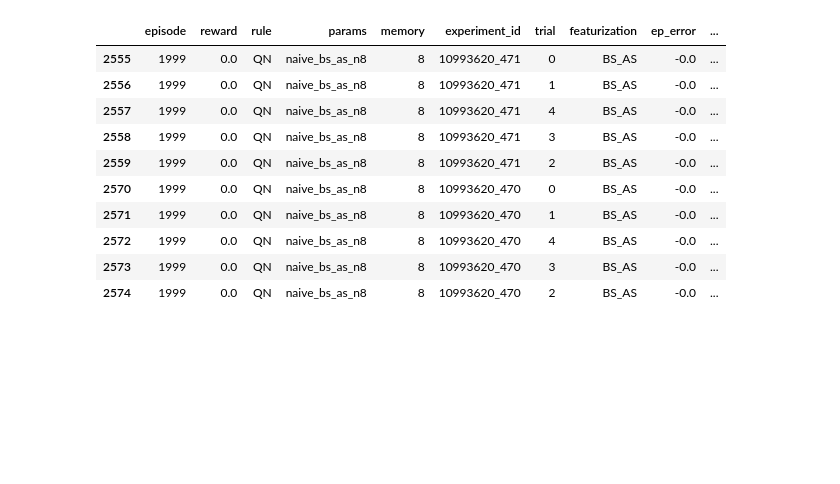
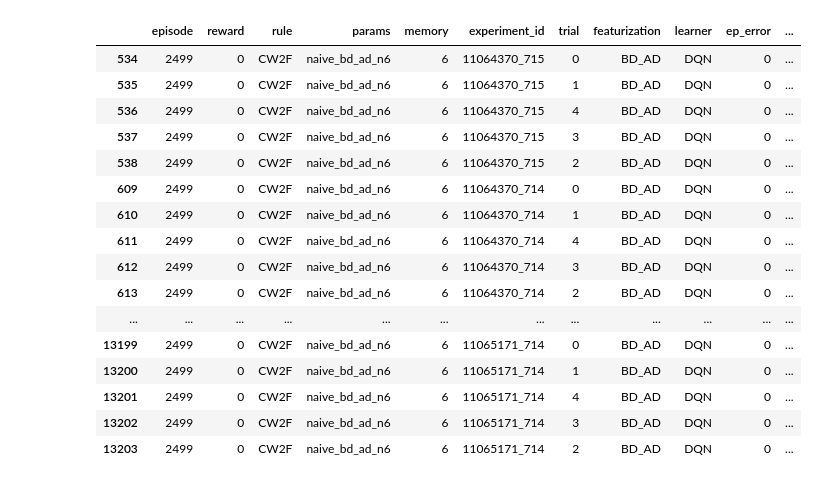
Before and after one commit to epulick/gohr, a Jupyter notebook: misc/neurips_ml_processing.ipynb, the cells around one changed output. Drawn from its saved outputs; the diff is of its cells as text; code cells hidden in the pictures; blank space fills up the shorter version.

```diff
--- a/misc/neurips_ml_processing.ipynb
+++ b/misc/neurips_ml_processing.ipynb
@@ -20,27 +20,35 @@ class SafeLoaderIgnoreUnknown(yaml.SafeLoader):
 SafeLoaderIgnoreUnknown.add_constructor(None, SafeLoaderIgnoreUnknown.ignore_unknown)
 
 # Location of rule runs
-#rule_runs_path = "/Users/eric/repos/gohr/active/outputs/neurips_2023/dqn_500_500/"
-rule_runs_path = "/Users/eric/repos/gohr/active/outputs/500_test/"
+rule_runs_path = "/Users/eric/repos/gohr/active/outputs/neurips_2023/long_final_runs/"
+#rule_runs_path = "/Users/eric/repos/gohr/active/outputs/500_test/"
 cluster_runs = [name for name in os.listdir(rule_runs_path) if name!=".DS_Store"]
-runs_to_analyze = ["naive_bd_ad_n2","naive_bd_ad_n4","naive_bd_ad_n6","naive_bd_ad_n8",
-                   "naive_bs_ad_n2","naive_bs_ad_n4","naive_bs_ad_n6","naive_bs_ad_n8",
-                   "naive_bd_as_n2","naive_bd_as_n4","naive_bd_as_n6","naive_bd_as_n8",
-                   "naive_bda_as_n2","naive_bda_as_n4","naive_bda_as_n6","naive_bda_as_n8",
-                   "naive_bs_as_n2","naive_bs_as_n4","naive_bs_as_n6","naive_bs_as_n8",
-                   "naive_bsd_asd_n2","naive_bsd_asd_n4","naive_bsd_asd_n6","naive_bsd_asd_n8"]
+# runs_to_analyze = ["naive_bd_ad_n2","naive_bd_ad_n4","naive_bd_ad_n6","naive_bd_ad_n8",
+#                    "naive_bs_ad_n2","naive_bs_ad_n4","naive_bs_ad_n6","naive_bs_ad_n8",
+#                    "naive_bd_as_n2","naive_bd_as_n4","naive_bd_as_n6","naive_bd_as_n8",
+#                    "naive_bda_as_n2","naive_bda_as_n4","naive_bda_as_n6","naive_bda_as_n8",
+#                    "naive_bs_as_n2","naive_bs_as_n4","naive_bs_as_n6","naive_bs_as_n8",
+#                    "naive_bsd_asd_n2","naive_bsd_asd_n4","naive_bsd_asd_n6","naive_bsd_asd_n8"]
+runs_to_analyze=["naive_bd_ad_n6","naive_bd_ad_n8"]
 
 # Create lists that will hold dataframes for concatenation
 episode_df_list = []
 terminal_results_list = []
 placeholder_value = np.nan
+# DQN
+#delta_horizon=150
+# REINFORCE
 delta_horizon=150
 # Loop over the specified rule runs
 for cluster_run in cluster_runs:
     cluster_run_path = rule_runs_path+cluster_run+"/"
     for run in runs_to_analyze:
+        available_runs = [name for name in os.listdir(cluster_run_path) if name!=".DS_Store"]
+        if run not in available_runs:
+            continue
         # Form complete run path
         run_path = cluster_run_path+run
+
         # Get the experiments for that run (each one is a set of trials for a particular rule)
         experiments = [name for name in os.listdir(run_path) if name!=".DS_Store"]
 
@@ -66,6 +74,7 @@ for cluster_run in cluster_runs:
                 with open(yaml_path, 'r') as param_file:
                     args = yaml.load(param_file, Loader=SafeLoaderIgnoreUnknown)
                     featurization =args["FEATURIZATION"]
+                    learner = args["LEARNER"]
                 # Import episodic data and process relevant columns
                 episodic_data_path = os.path.join(trial_path,"episode_data.csv")
                 trial_results = pd.read_csv(episodic_data_path)
@@ -78,6 +87,7 @@ for cluster_run in cluster_runs:
                 trial_results["experiment_id"]=cluster_id
                 trial_results["trial"]=trial
                 trial_results["featurization"]=featurization
+                trial_results["learner"]=learner
                 trial_results["ep_error"]=-1*trial_results["reward"]
                 trial_results["cumulative_error"] = trial_results.ep_error.cumsum()
                 #if trial_results.episode.max()!=1999:
@@ -86,7 +96,10 @@ for cluster_run in cluster_runs:
                 delta_horizon_err_val = trial_results.cumulative_error.iloc[-delta_horizon]
                 delta = trial_results.cumulative_error.iloc[-1]-trial_results.cumulative_error.iloc[-delta_horizon]
                 #trial_results["100_ep_delta"]=delta
-                converged = (delta/(delta_horizon*9+delta))<0.001
+
+                # DQN
+                #converged = (delta/(delta_horizon*9+delta))<0.001
+                converged = (delta/(delta_horizon*9+delta))<0.003
                 #trial_results["converged"]=converged
                 term_entry = trial_results.iloc[-1].to_frame().transpose()
                 tce = term_entry.cumulative_error
@@ -209,14 +254,20 @@ plt.savefig(plot_dir+'dqn_500_500_ml_6_ways.pdf',bbox_inches='tight',facecolor='
 # %%
-display(terminal_results_df.query("memory==8 & featurization=='BS_AS' & rule=='QN'"))
+display(terminal_results_df.query("memory==6 & featurization=='BD_AD' & rule=='CW2F'"))
 # %% [output]
-|  | episode | reward | rule | params | memory | experiment_id | trial | featurization | ep_error | ... |
-| 2555 | 1999 | 0.0 | QN | naive_bs_as_n8 | 8 | 10993620_471 | 0 | BS_AS | -0.0 | ... |
-| 2556 | 1999 | 0.0 | QN | naive_bs_as_n8 | 8 | 10993620_471 | 1 | BS_AS | -0.0 | ... |
-| 2557 | 1999 | 0.0 | QN | naive_bs_as_n8 | 8 | 10993620_471 | 4 | BS_AS | -0.0 | ... |
-| 2558 | 1999 | 0.0 | QN | naive_bs_as_n8 | 8 | 10993620_471 | 3 | BS_AS | -0.0 | ... |
-| 2559 | 1999 | 0.0 | QN | naive_bs_as_n8 | 8 | 10993620_471 | 2 | BS_AS | -0.0 | ... |
-| 2570 | 1999 | 0.0 | QN | naive_bs_as_n8 | 8 | 10993620_470 | 0 | BS_AS | -0.0 | ... |
-| 2571 | 1999 | 0.0 | QN | naive_bs_as_n8 | 8 | 10993620_470 | 1 | BS_AS | -0.0 | ... |
-| 2572 | 1999 | 0.0 | QN | naive_bs_as_n8 | 8 | 10993620_470 | 4 | BS_AS | -0.0 | ... |
-| 2573 | 1999 | 0.0 | QN | naive_bs_as_n8 | 8 | 10993620_470 | 3 | BS_AS | -0.0 | ... |
-| 2574 | 1999 | 0.0 | QN | naive_bs_as_n8 | 8 | 10993620_470 | 2 | BS_AS | -0.0 | ... |
+|  | episode | reward | rule | params | memory | experiment_id | trial | featurization | learner | ep_error | ... |
+| 534 | 2499 | 0 | CW2F | naive_bd_ad_n6 | 6 | 11064370_715 | 0 | BD_AD | DQN | 0 | ... |
+| 535 | 2499 | 0 | CW2F | naive_bd_ad_n6 | 6 | 11064370_715 | 1 | BD_AD | DQN | 0 | ... |
+| 536 | 2499 | 0 | CW2F | naive_bd_ad_n6 | 6 | 11064370_715 | 4 | BD_AD | DQN | 0 | ... |
+| 537 | 2499 | 0 | CW2F | naive_bd_ad_n6 | 6 | 11064370_715 | 3 | BD_AD | DQN | 0 | ... |
+| 538 | 2499 | 0 | CW2F | naive_bd_ad_n6 | 6 | 11064370_715 | 2 | BD_AD | DQN | 0 | ... |
+| 609 | 2499 | 0 | CW2F | naive_bd_ad_n6 | 6 | 11064370_714 | 0 | BD_AD | DQN | 0 | ... |
+| 610 | 2499 | 0 | CW2F | naive_bd_ad_n6 | 6 | 11064370_714 | 1 | BD_AD | DQN | 0 | ... |
+| 611 | 2499 | 0 | CW2F | naive_bd_ad_n6 | 6 | 11064370_714 | 4 | BD_AD | DQN | 0 | ... |
+| 612 | 2499 | 0 | CW2F | naive_bd_ad_n6 | 6 | 11064370_714 | 3 | BD_AD | DQN | 0 | ... |
+| 613 | 2499 | 0 | CW2F | naive_bd_ad_n6 | 6 | 11064370_714 | 2 | BD_AD | DQN | 0 | ... |
+| ... | ... | ... | ... | ... | ... | ... | ... | ... | ... | ... | ... |
+| 13199 | 2499 | 0 | CW2F | naive_bd_ad_n6 | 6 | 11065171_714 | 0 | BD_AD | DQN | 0 | ... |
+| 13200 | 2499 | 0 | CW2F | naive_bd_ad_n6 | 6 | 11065171_714 | 1 | BD_AD | DQN | 0 | ... |
+| 13201 | 2499 | 0 | CW2F | naive_bd_ad_n6 | 6 | 11065171_714 | 4 | BD_AD | DQN | 0 | ... |
+| 13202 | 2499 | 0 | CW2F | naive_bd_ad_n6 | 6 | 11065171_714 | 3 | BD_AD | DQN | 0 | ... |
+| 13203 | 2499 | 0 | CW2F | naive_bd_ad_n6 | 6 | 11065171_714 | 2 | BD_AD | DQN | 0 | ... |
```
Also changed, not shown: parts of 15 cells of this notebook, 1 other file.
